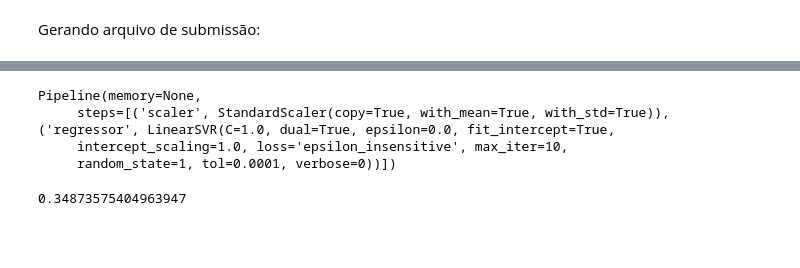
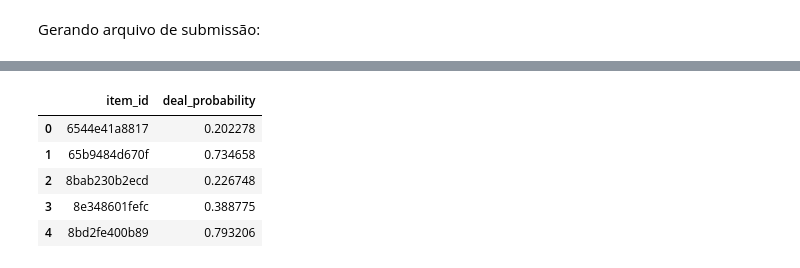
Before and after one commit to RafaelFK/avito_challenge, a Jupyter notebook: Avito Challenge Report.ipynb, the cells around one changed output, grey strips where cells are left out. Drawn from its saved outputs; the diff is of its cells as text; code cells hidden in the pictures; blank space fills up the shorter version.

```diff
--- a/Avito Challenge Report.ipynb
+++ b/Avito Challenge Report.ipynb
@@ -824,5 +741,7 @@ ValueError: Found unknown categories ['Азанка' 'Днепровская' '
+# %%
+dtest_submit = xgb.DMatrix(X_submit.values)
 # %%
-y_pred = bst.predict(dtest)
+y_pred = bst.predict(dtest_submit)
 # %%
 y_pred
 # %% [output]
@@ -844,9 +751,0 @@ svr_pipeline = Pipeline([
-# %%
-svr_pipeline.fit(X_train_processed, y_train.values.ravel())
-# %% [output]
-Pipeline(memory=None,
-     steps=[('scaler', StandardScaler(copy=True, with_mean=True, with_std=True)), ('regressor', LinearSVR(C=1.0, dual=True, epsilon=0.0, fit_intercept=True,
-     intercept_scaling=1.0, loss='epsilon_insensitive', max_iter=10,
-     random_state=1, tol=0.0001, verbose=0))])
-# %%
-y_pred = svr_pipeline.predict(X_train_processed)
@@ -855,4 +752,11 @@ svr_rmse = np.sqrt(mean_squared_error(y_train, y_pred))
-# %%
-svr_rmse
-# %% [output]
-0.34873575404963947
+# %%
+df_submit = pd.DataFrame(np.column_stack((df_test['item_id'].values, y_pred)), columns=['item_id', 'deal_probability'])
+# %%
+df_submit.head()
+# %% [output]
+|  | item_id | deal_probability |
+| 0 | 6544e41a8817 | 0.202278 |
+| 1 | 65b9484d670f | 0.734658 |
+| 2 | 8bab230b2ecd | 0.226748 |
+| 3 | 8e348601fefc | 0.388775 |
+| 4 | 8bd2fe400b89 | 0.793206 |
```
Also changed, not shown: parts of 35 cells of this notebook, 1 other file.
